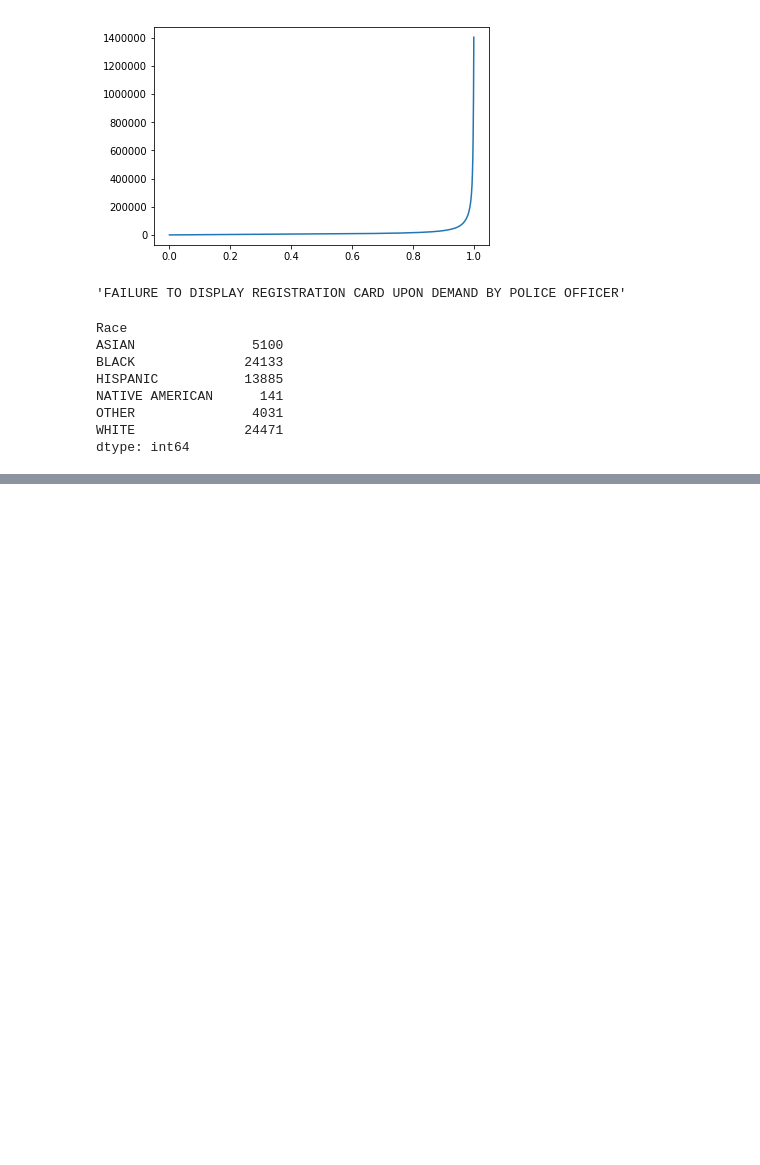
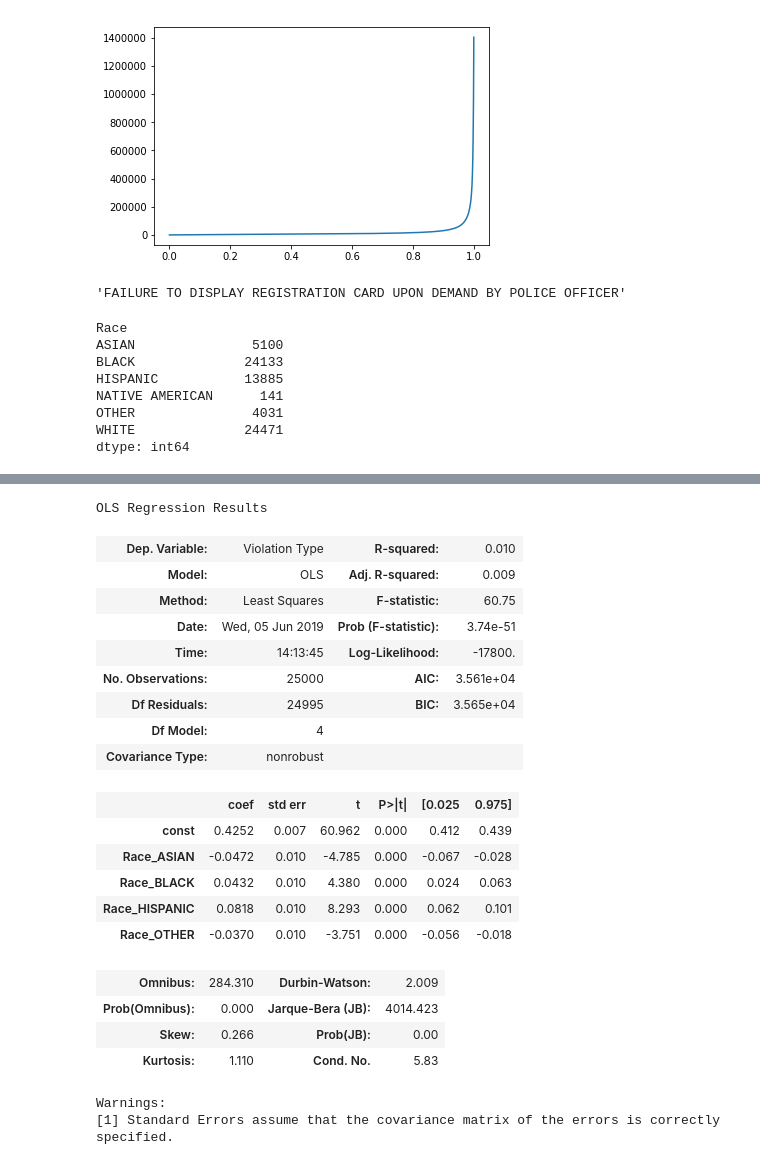
Before and after one commit to mguptaphd/Module3_Project, a Jupyter notebook: Scratchwork.ipynb, the cells around one changed output, grey strips where cells are left out. Cells and saved outputs as stored; diff of their text form; code cells hidden in the pictures; blank space fills up the shorter version.

```diff
--- a/Scratchwork.ipynb
+++ b/Scratchwork.ipynb
@@ -268,0 +342,29 @@ df_hispanic.head()
+# %%
+X = sm.add_constant(X)
+
+
+model_init = sm.OLS(y, X).fit()
+model_init.summary()
+# %% [output]
+OLS Regression Results
+| Dep. Variable: | Violation Type | R-squared: | 0.010 |
+| Model: | OLS | Adj. R-squared: | 0.009 |
+| Method: | Least Squares | F-statistic: | 60.75 |
+| Date: | Wed, 05 Jun 2019 | Prob (F-statistic): | 3.74e-51 |
+| Time: | 14:13:45 | Log-Likelihood: | -17800. |
+| No. Observations: | 25000 | AIC: | 3.561e+04 |
+| Df Residuals: | 24995 | BIC: | 3.565e+04 |
+| Df Model: | 4 |  |  |
+| Covariance Type: | nonrobust |  |  |
+|  | coef | std err | t | P>|t| | [0.025 | 0.975] |
+| const | 0.4252 | 0.007 | 60.962 | 0.000 | 0.412 | 0.439 |
+| Race_ASIAN | -0.0472 | 0.010 | -4.785 | 0.000 | -0.067 | -0.028 |
+| Race_BLACK | 0.0432 | 0.010 | 4.380 | 0.000 | 0.024 | 0.063 |
+| Race_HISPANIC | 0.0818 | 0.010 | 8.293 | 0.000 | 0.062 | 0.101 |
+| Race_OTHER | -0.0370 | 0.010 | -3.751 | 0.000 | -0.056 | -0.018 |
+| Omnibus: | 284.310 | Durbin-Watson: | 2.009 |
+| Prob(Omnibus): | 0.000 | Jarque-Bera (JB): | 4014.423 |
+| Skew: | 0.266 | Prob(JB): | 0.00 |
+| Kurtosis: | 1.110 | Cond. No. | 5.83 |
+Warnings:
+[1] Standard Errors assume that the covariance matrix of the errors is correctly specified.
```
Also changed, not shown: parts of 14 cells of this notebook.
